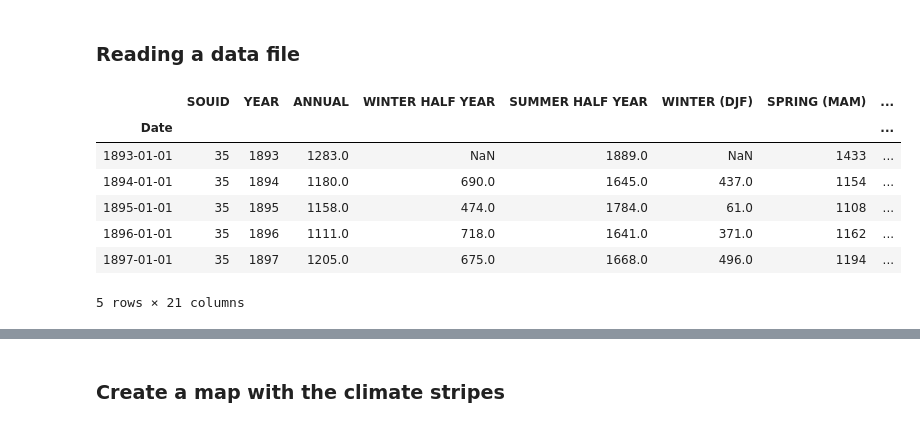
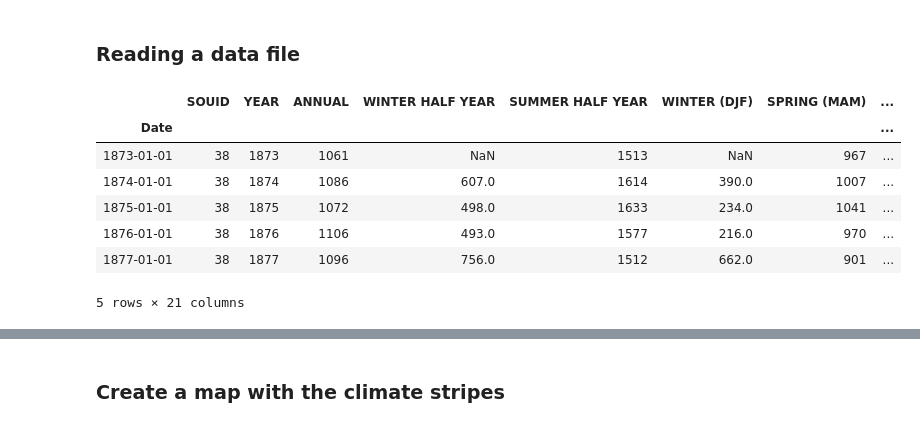
Before and after one commit to PBrockmann/ClimateStripes, a Jupyter notebook: ClimateStripes.ipynb, the cells around one changed output, grey strips where cells are left out. Saved outputs shown, nothing was run; the diff lists cells and outputs as text; code cells hidden in the pictures.

```diff
--- a/ClimateStripes.ipynb
+++ b/ClimateStripes.ipynb
@@ -175,29 +176,29 @@ Map(basemap={'url': 'https://{s}.tile.openstreetmap.org/{z}/{x}/{y}.png', 'max_z
 ### Reading a data file
 # %%
 #df1 = pd.read_csv('data/indexTG011322.txt', header=None, delim_whitespace=True, skiprows=30, na_values=['-999999'])
-df1 = pd.read_csv('data/indexTG000035.txt', header=None, delim_whitespace=True, skiprows=30, na_values=['-999999'])
+df1 = pd.read_csv('data/indexTG000038.txt', header=None, delim_whitespace=True, skiprows=30, na_values=['-999999'])
 df1.rename(columns={
                    0: "SOUID",
                    1: "YEAR",
                    2: "ANNUAL",
                    3: "WINTER HALF YEAR",
                    4: "SUMMER HALF YEAR",
                    5: "WINTER (DJF)",
                    6: "SPRING (MAM)",
                    7: "SUMMER (JJA)",
                    8: "AUTUMN (SON)"
                   }, inplace=True)
 df1['Date'] =  pd.to_datetime(df1['YEAR'], format='%Y')
 df1.set_index('Date', inplace=True)
 df1.head()
 # %% [output]
 |  | SOUID | YEAR | ANNUAL | WINTER HALF YEAR | SUMMER HALF YEAR | WINTER (DJF) | SPRING (MAM) | ... |
 | Date |  |  |  |  |  |  |  | ... |
-| 1893-01-01 | 35 | 1893 | 1283.0 | NaN | 1889.0 | NaN | 1433 | ... |
-| 1894-01-01 | 35 | 1894 | 1180.0 | 690.0 | 1645.0 | 437.0 | 1154 | ... |
-| 1895-01-01 | 35 | 1895 | 1158.0 | 474.0 | 1784.0 | 61.0 | 1108 | ... |
-| 1896-01-01 | 35 | 1896 | 1111.0 | 718.0 | 1641.0 | 371.0 | 1162 | ... |
-| 1897-01-01 | 35 | 1897 | 1205.0 | 675.0 | 1668.0 | 496.0 | 1194 | ... |
+| 1873-01-01 | 38 | 1873 | 1061 | NaN | 1513 | NaN | 967 | ... |
+| 1874-01-01 | 38 | 1874 | 1086 | 607.0 | 1614 | 390.0 | 1007 | ... |
+| 1875-01-01 | 38 | 1875 | 1072 | 498.0 | 1633 | 234.0 | 1041 | ... |
+| 1876-01-01 | 38 | 1876 | 1106 | 493.0 | 1577 | 216.0 | 970 | ... |
+| 1877-01-01 | 38 | 1877 | 1096 | 756.0 | 1512 | 662.0 | 901 | ... |
 5 rows × 21 columns
 # %%
 (df1[['ANNUAL', 'WINTER (DJF)', 'SUMMER (JJA)']]/100).plot(grid=True)
```
Also changed, not shown: parts of 21 cells of this notebook, 1 other file.
